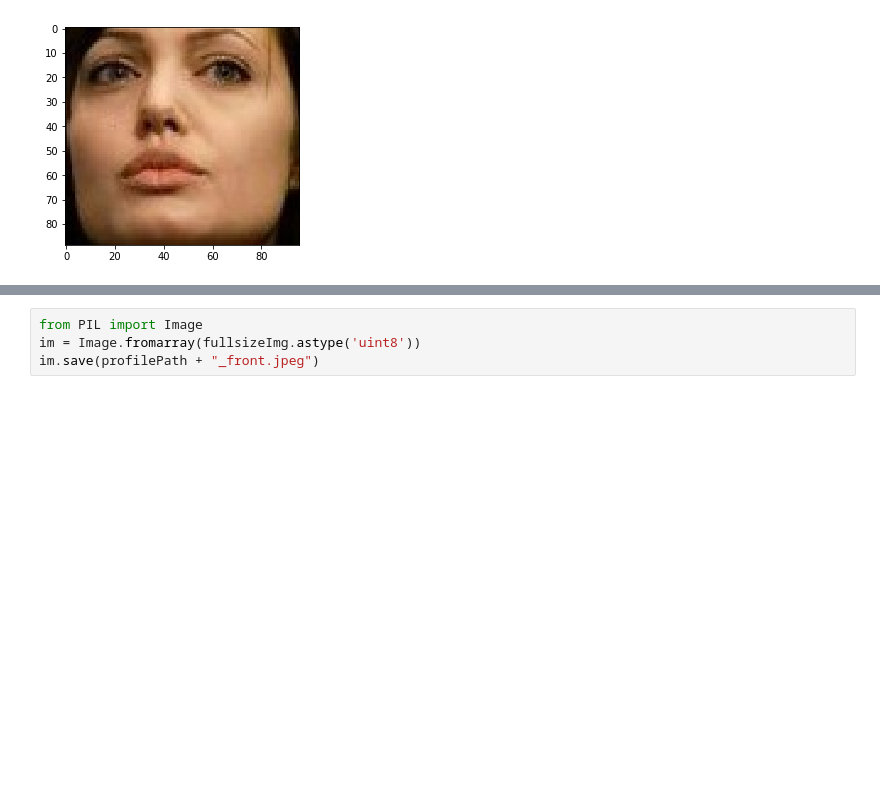
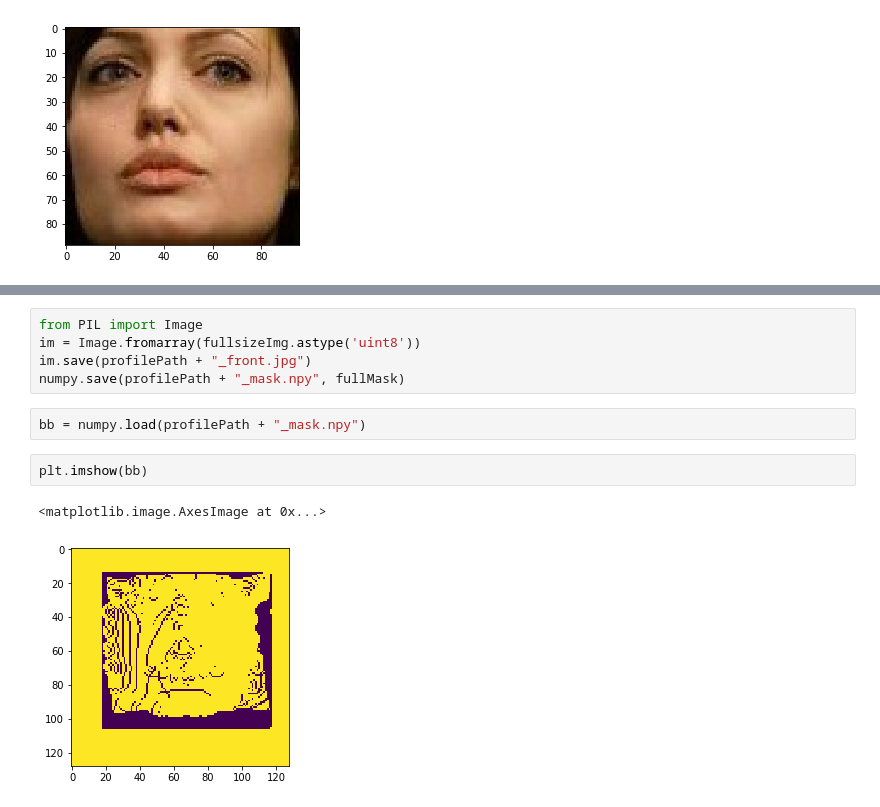
Before and after one commit to corganhejijun/MachineLearning, a Jupyter notebook: Face_Generate/Mark face with point.ipynb, the cells around one changed output, grey strips where cells are left out. Drawn from its saved outputs; the diff is of its cells as text; blank space fills up the shorter version.

```diff
--- a/Face_Generate/Mark face with point.ipynb
+++ b/Face_Generate/Mark face with point.ipynb
@@ -209,4 +228,12 @@ plt.imshow(fullsizeImg.astype('uint8'))
 # %%
 from PIL import Image
 im = Image.fromarray(fullsizeImg.astype('uint8'))
-im.save(profilePath + "_front.jpeg")
+im.save(profilePath + "_front.jpg")
+numpy.save(profilePath + "_mask.npy", fullMask)
+# %%
+bb = numpy.load(profilePath + "_mask.npy")
+# %%
+plt.imshow(bb)
+# %% [output]
+<matplotlib.image.AxesImage at 0x...>
+[figure, added]
```
Also changed, not shown: parts of 5 cells of this notebook.
